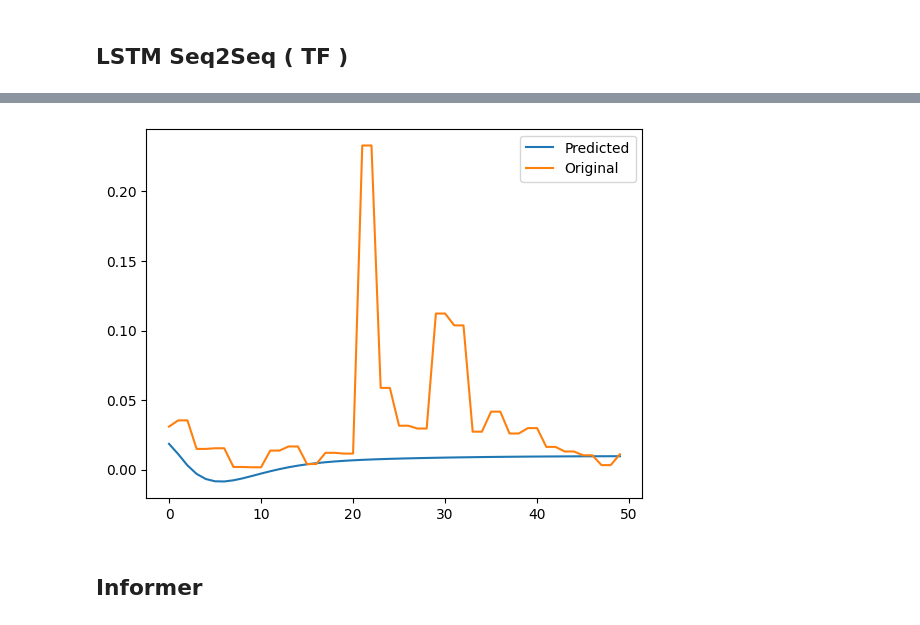
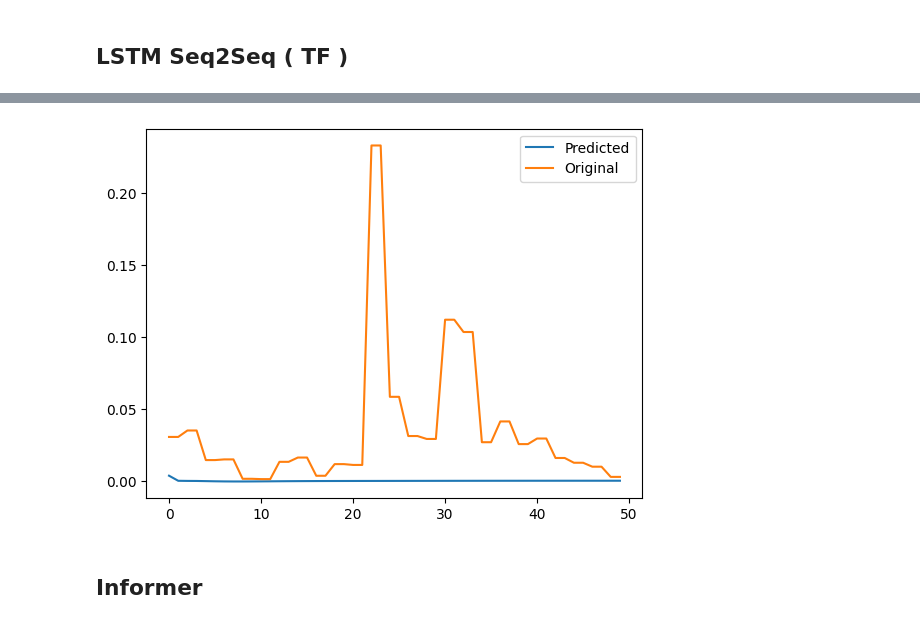
Before and after one commit to ezelanza/Transformers-for-latency-prediction, a Jupyter notebook: main.ipynb, the cells around one changed output, grey strips where cells are left out. Saved outputs shown, nothing was run; the diff lists cells and outputs as text; code cells hidden in the pictures.

```diff
--- a/main.ipynb
+++ b/main.ipynb
@@ -418,6 +537,6 @@ output_dim = 1
 # %%
 # Define the number of units in the LSTM layer
-num_units = 24
+num_units = 256
 
 # Define the input layer
 encoder_inputs = Input(shape=(input_seq_len, input_dim))
@@ -431,7 +550,11 @@ encoder_states = [state_h, state_c]
 
 # Define the decoder inputs and outputs
 decoder_inputs = Input(shape=(output_seq_len, output_dim))
-decoder_lstm = LSTM(num_units, return_sequences=True, return_state=True)
+decoder_lstm = LSTM(num_units,
+                    return_sequences=True,
+                    dropout = 0.4,
+                    recurrent_dropout=0.4 ,
+                    return_state=True)
 decoder_outputs, _, _ = decoder_lstm(decoder_inputs, initial_state=encoder_states)
 decoder_dense = Dense(output_dim, activation='linear')
 decoder_outputs = decoder_dense(decoder_outputs)
@@ -460,7 +583,7 @@ ________________________________________________________________________________
 model = Model([encoder_inputs, decoder_inputs], decoder_outputs)
 
 # Compile the model
-model.compile(optimizer='adam', loss='mae', metrics=['mse'])
+model.compile(optimizer='adam', loss='mean_squared_error', metrics=['mse'])
 # %%
 #Data set
 train_df = pd.read_csv('Dataset/Train/Train_norm_full.csv', index_col=0)
@@ -478,5 +601,5 @@ for i in range(num_samples):
     train_output_seq[i] = train.reshape(-1,1)
 # %%
 # Train the model
-model.fit([train_input_seq, train_output_seq], train_output_seq[:, :, 0], epochs=2, batch_size=40)
+model.fit([train_input_seq, train_output_seq], train_output_seq[:, :, 0], epochs=15, batch_size=40)
 # %% [output]
@@ -487,7 +623,7 @@ Epoch 2/2
 <keras.callbacks.History at 0x...>
 # %%
 ## Predict
-test=train_input_seq[3].reshape((1,train_input_seq[3].shape[0], train_input_seq[3].shape[1]))
+test=train_input_seq[2].reshape((1,train_input_seq[2].shape[0], train_input_seq[3].shape[1]))
 test.shape
 
 # Predict the output for a new input sequence
@@ -495,7 +631,7 @@ test.shape
 predicted_output = model.predict([test, np.zeros((1, output_seq_len, output_dim))])
 
 predicted_output= predicted_output.reshape(50,1)
-original_output = train_output_seq[3]
+original_output = train_output_seq[2]
 
 # plot original vs predicted values
 plt.plot(predicted_output[:,0], label='Predicted')
@@ -506,4 +643,4 @@ plt.show()
-[figure, old version]
+[figure, new version]
 # %% [markdown]
 ## Informer
 # %%
```
Also changed, not shown: parts of 38 cells of this notebook, 20 other files.
